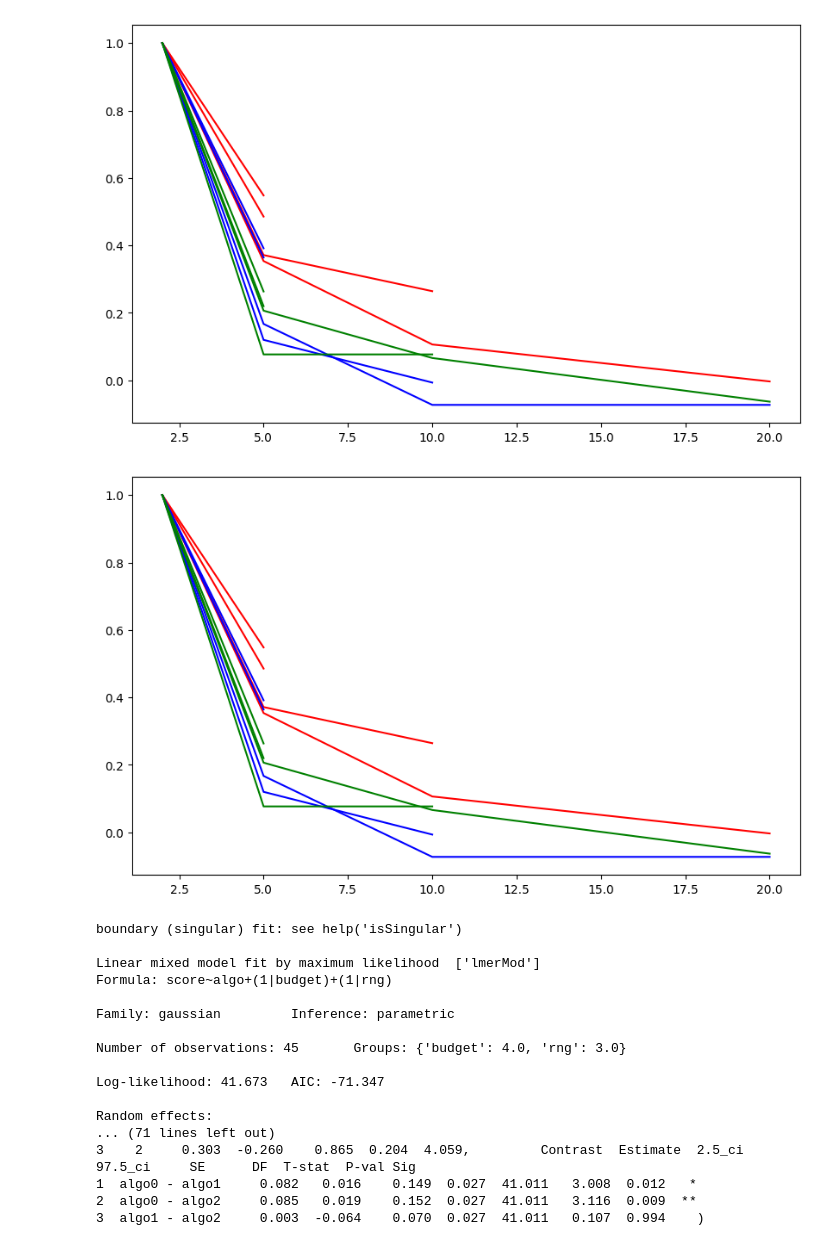
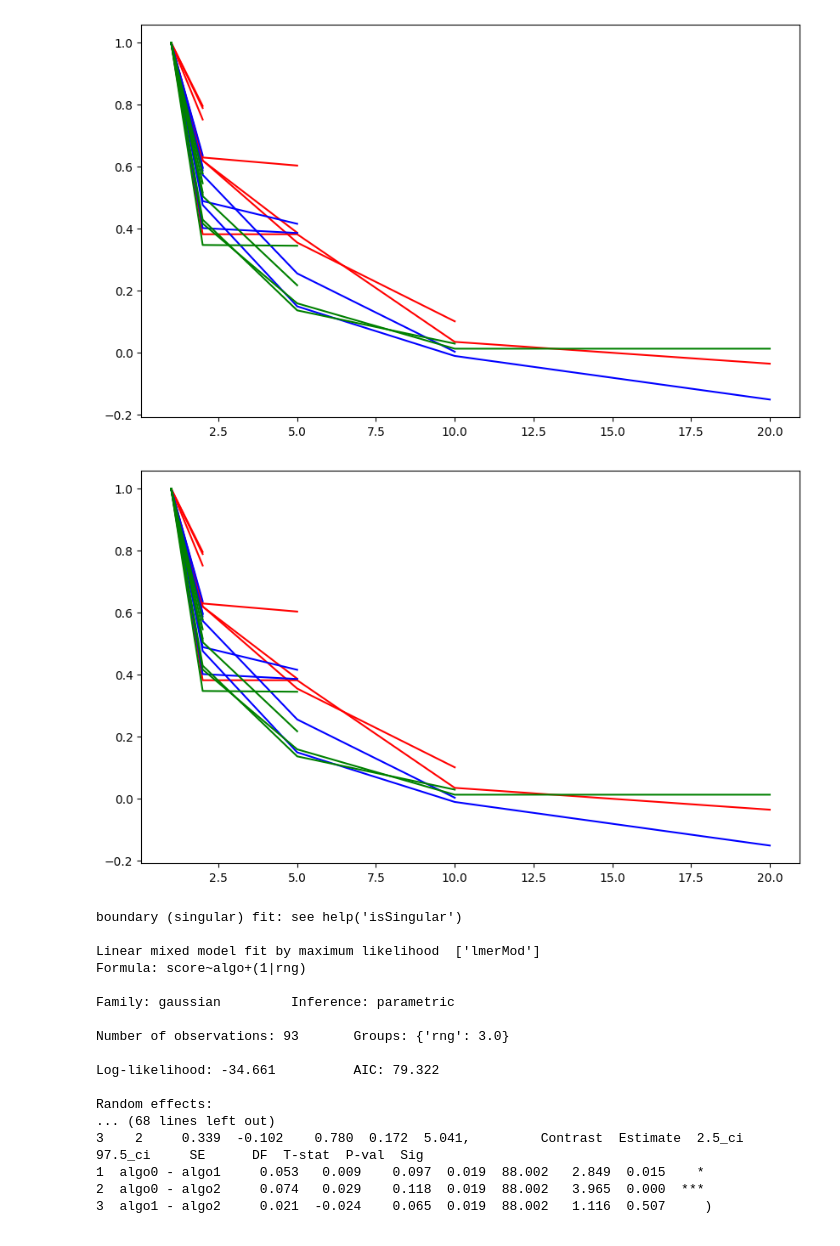
Before and after one commit to automl-private/significance_analysis, a Jupyter notebook: significance_analysis_example/testfield2.ipynb, the cells around one changed output. Drawn from its saved outputs; the diff is of its cells as text; code cells hidden in the pictures.

Commit message:
compared random effect to no reandom effect

```diff
--- a/significance_analysis_example/testfield2.ipynb
+++ b/significance_analysis_example/testfield2.ipynb
@@ -25,37 +25,37 @@ def algo_simulator(budget:int,workers_power:int,quality:float,noise:float):
     return runs
 # %%
 max_budget=20
-number_of_workers_power=3
+number_of_workers_power=4
 quality=[0.5,0.6,0.8]
 colors=["red","blue","green"]
 noise=0.1
 
 runs=[]
 y_data=[]
 algo_numbers=[]
 for algo_number in range(len(quality)):
     run=algo_simulator(budget=max_budget,workers_power=number_of_workers_power,quality=quality[algo_number],noise=noise)
     runs+=run
     algo_numbers+=list(np.ones(shape=len(run),dtype=int)*algo_number)
 
 for run in runs:
     y_data.append([])
     for i in range(0,len(run)):
         y_data[-1].append(int((2**i/2**number_of_workers_power)*max_budget))
 
 
 
 _, axis = plt.subplots(figsize=(10, 6))
 for number,group in enumerate(runs):
     axis.errorbar(
         y_data[number],
         group,
         fmt="-",
         color=colors[algo_numbers[number]]
     )
 plt.show()
 # %% [output]
-[figure, old version]
+[figure, new version]
 # %%
 saved_runs=runs
 saved_y_data=y_data
@@ -84,7 +84,7 @@ for run_number,run in enumerate(saved_runs):
 
 #conduct_analysis(df,"score","algo","rng")
 # %% [output]
-[figure, old version]
+[figure, new version]
 # %%
 from pymer4 import Lmer
 
@@ -93,56 +93,60 @@ system_id="algo"
 input_id="rng"
 random_effect="budget"
 
-different_means_model = Lmer(
+no_random_effect_model = Lmer(
+    formula=f"{metric}~{system_id}+(1|{input_id})", data=df
+)
+
+# factors specifies names of system_identifier, i.e. Baseline, or Algorithm1
+no_random_effect_model.fit(
+    factors={system_id: list(df[system_id].unique())},
+    REML=False,
+    summarize=False,
+)
+print(no_random_effect_model.summary())
+print("Ranef:")
+print(no_random_effect_model.ranef)
+print()
+
+
+
+fixed_effect_model = Lmer(
     formula=f"{metric}~{system_id}+(1|{random_effect})+(1|{input_id})", data=df
 )
 
 # factors specifies names of system_identifier, i.e. Baseline, or Algorithm1
-different_means_model.fit(
+fixed_effect_model.fit(
     factors={system_id: list(df[system_id].unique())},
     REML=False,
     summarize=False,
 )
-print(different_means_model.summary())
-print("Ranef")
-print(different_means_model.ranef)
+print(fixed_effect_model.summary())
+print("Ranef:")
+print(fixed_effect_model.ranef)
 print()
 
-different_means_model2 = Lmer(
-    formula=f"{metric}~{system_id}+(1|{input_id})", data=df
-)
 
-# factors specifies names of system_identifier, i.e. Baseline, or Algorithm1
-different_means_model2.fit(
-    factors={system_id: list(df[system_id].unique())},
-    REML=False,
-    summarize=False,
-)
-print(different_means_model2.summary())
-print("Ranef")
-print(different_means_model.ranef)
-print()
-
-post_hoc_results2 = different_means_model2.post_hoc(marginal_vars=[system_id])
+post_hoc_results2 = no_random_effect_model.post_hoc(marginal_vars=[system_id])
 print(post_hoc_results2)
 
-post_hoc_results = different_means_model.post_hoc(marginal_vars=[system_id])
-print(post_hoc_results)
+
+post_hoc_results3 = fixed_effect_model.post_hoc(marginal_vars=[system_id])
+print(post_hoc_results3)
 # %% [output]
 boundary (singular) fit: see help('isSingular')
 
 Linear mixed model fit by maximum likelihood  ['lmerMod']
-Formula: score~algo+(1|budget)+(1|rng)
+Formula: score~algo+(1|rng)
 
 Family: gaussian         Inference: parametric
 
-Number of observations: 45       Groups: {'budget': 4.0, 'rng': 3.0}
+Number of observations: 93       Groups: {'rng': 3.0}
 
-Log-likelihood: 41.673   AIC: -71.347
+Log-likelihood: -34.661          AIC: 79.322
 
 Random effects:
-... (71 lines left out)
-3    2     0.303  -0.260    0.865  0.204  4.059,         Contrast  Estimate  2.5_ci  97.5_ci     SE      DF  T-stat  P-val Sig
-1  algo0 - algo1     0.082   0.016    0.149  0.027  41.011   3.008  0.012   *
-2  algo0 - algo2     0.085   0.019    0.152  0.027  41.011   3.116  0.009  **
-3  algo1 - algo2     0.003  -0.064    0.070  0.027  41.011   0.107  0.994    )
+... (68 lines left out)
+3    2     0.339  -0.102    0.780  0.172  5.041,         Contrast  Estimate  2.5_ci  97.5_ci     SE      DF  T-stat  P-val  Sig
+1  algo0 - algo1     0.053   0.009    0.097  0.019  88.002   2.849  0.015    *
+2  algo0 - algo2     0.074   0.029    0.118  0.019  88.002   3.965  0.000  ***
+3  algo1 - algo2     0.021  -0.024    0.065  0.019  88.002   1.116  0.507     )
```
